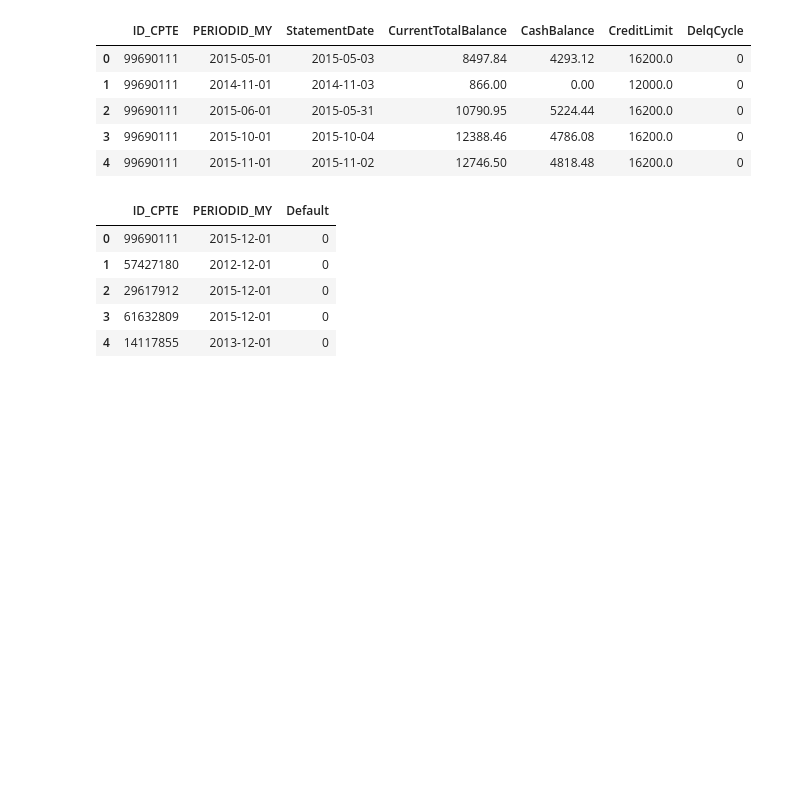
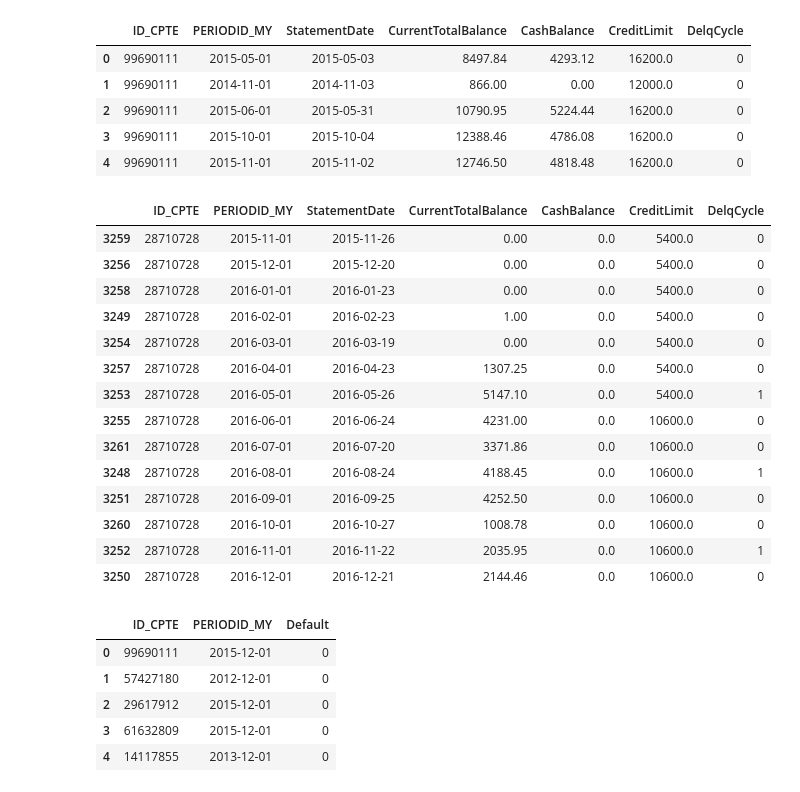
Before and after one commit to tonytontian/Data_Cup_Hello_Team, a Jupyter notebook: code/baseline.ipynb, the cells around one changed output. Saved outputs shown, nothing was run; the diff lists cells and outputs as text; code cells hidden in the pictures; blank space fills up the shorter version.

```diff
--- a/code/baseline.ipynb
+++ b/code/baseline.ipynb
@@ -54,6 +138,24 @@ billing_df.head()
 | 2 | 99690111 | 2015-06-01 | 2015-05-31 | 10790.95 | 5224.44 | 16200.0 | 0 |
 | 3 | 99690111 | 2015-10-01 | 2015-10-04 | 12388.46 | 4786.08 | 16200.0 | 0 |
 | 4 | 99690111 | 2015-11-01 | 2015-11-02 | 12746.50 | 4818.48 | 16200.0 | 0 |
+# %%
+billing_df[billing_df['ID_CPTE'] == 28710728].sort_values(['StatementDate'])
+# %% [output]
+|  | ID_CPTE | PERIODID_MY | StatementDate | CurrentTotalBalance | CashBalance | CreditLimit | DelqCycle |
+| 3259 | 28710728 | 2015-11-01 | 2015-11-26 | 0.00 | 0.0 | 5400.0 | 0 |
+| 3256 | 28710728 | 2015-12-01 | 2015-12-20 | 0.00 | 0.0 | 5400.0 | 0 |
+| 3258 | 28710728 | 2016-01-01 | 2016-01-23 | 0.00 | 0.0 | 5400.0 | 0 |
+| 3249 | 28710728 | 2016-02-01 | 2016-02-23 | 1.00 | 0.0 | 5400.0 | 0 |
+| 3254 | 28710728 | 2016-03-01 | 2016-03-19 | 0.00 | 0.0 | 5400.0 | 0 |
+| 3257 | 28710728 | 2016-04-01 | 2016-04-23 | 1307.25 | 0.0 | 5400.0 | 0 |
+| 3253 | 28710728 | 2016-05-01 | 2016-05-26 | 5147.10 | 0.0 | 5400.0 | 1 |
+| 3255 | 28710728 | 2016-06-01 | 2016-06-24 | 4231.00 | 0.0 | 10600.0 | 0 |
+| 3261 | 28710728 | 2016-07-01 | 2016-07-20 | 3371.86 | 0.0 | 10600.0 | 0 |
+| 3248 | 28710728 | 2016-08-01 | 2016-08-24 | 4188.45 | 0.0 | 10600.0 | 1 |
+| 3251 | 28710728 | 2016-09-01 | 2016-09-25 | 4252.50 | 0.0 | 10600.0 | 0 |
+| 3260 | 28710728 | 2016-10-01 | 2016-10-27 | 1008.78 | 0.0 | 10600.0 | 0 |
+| 3252 | 28710728 | 2016-11-01 | 2016-11-22 | 2035.95 | 0.0 | 10600.0 | 1 |
+| 3250 | 28710728 | 2016-12-01 | 2016-12-21 | 2144.46 | 0.0 | 10600.0 | 0 |
 # %%
 performance_df.head()
 # %% [output]
```
Also changed, not shown: parts of 17 cells of this notebook.
